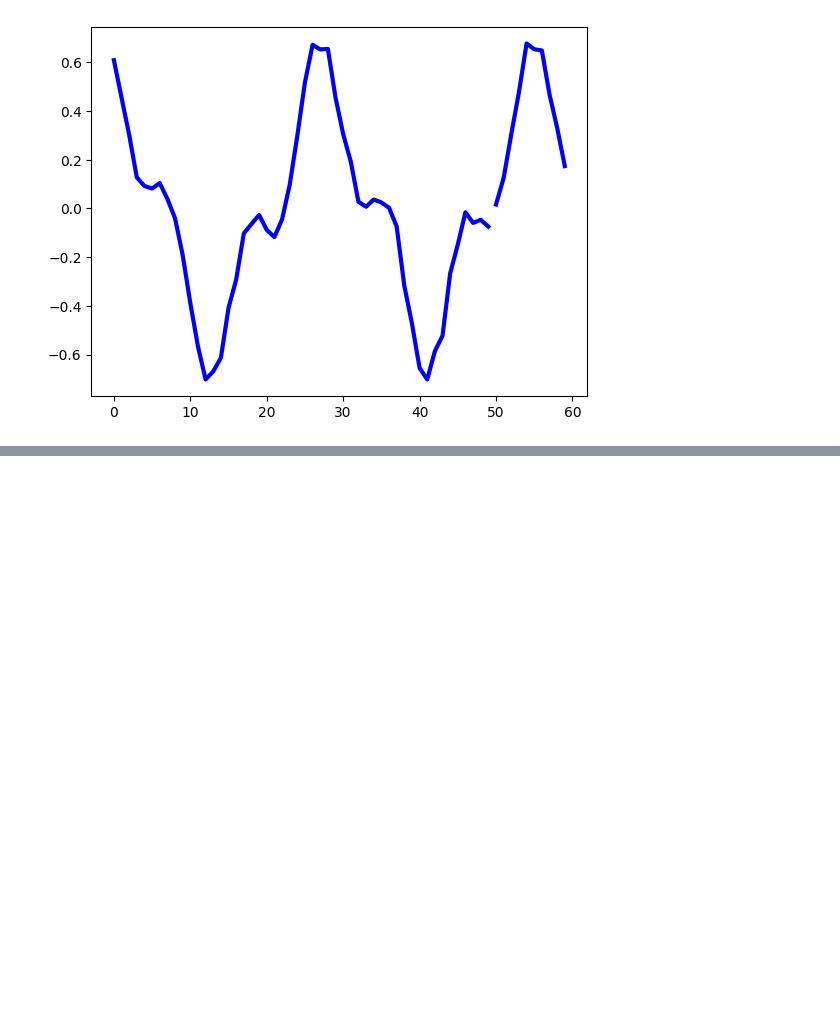
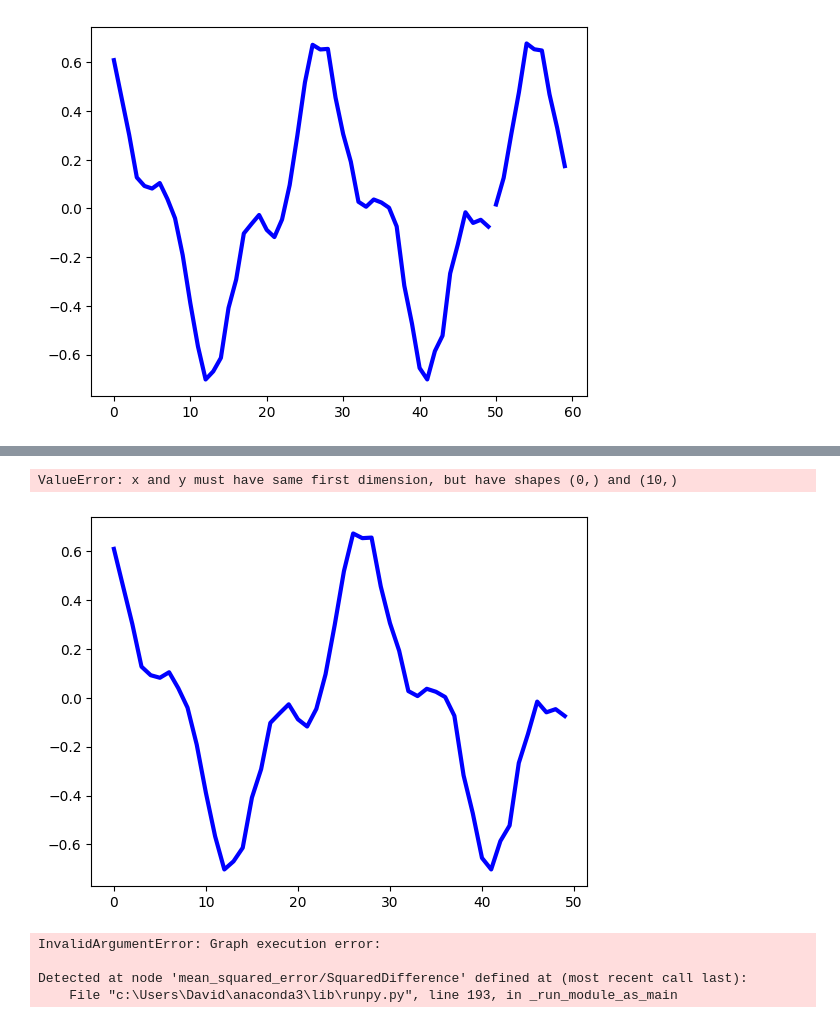
Before and after one commit to dnmorris7/O-Reilly_Time_Series, a Jupyter notebook: O'Reilly_Chapter_15.ipynb, the cells around one changed output, grey strips where cells are left out. Saved outputs shown, nothing was run; the diff lists cells and outputs as text; code cells hidden in the pictures; blank space fills up the shorter version.

```diff
--- a/O'Reilly_Chapter_15.ipynb
+++ b/O'Reilly_Chapter_15.ipynb
@@ -282,0 +292,18 @@ ValueError: x and y must have same first dimension, but have shapes (10,) and (5
+# %%
+modelLSTM = keras.models.Sequential([
+    keras.layers.LSTM(20, return_sequences=True, input_shape=[None, 1]),
+    keras.layers.LSTM(20, return_sequences=True),
+    keras.layers.TimeDistributed(keras.layers.Dense(10))
+])
+# %%
+modelLSTM.compile(loss="mse", optimizer="adam")
+# %%
+#predict the next 10 values and graph the results
+Y_pred = modelLSTM.predict(X_new)
+plt.plot(np.arange(n_steps), X_new[0, :, 0], "b-", linewidth=3, label="Actual")
+plt.plot(np.arange(n_steps, n_steps), Y_new[0, :, 0], "b-", linewidth=3, label="Actual")
+plt.plot(np.arange(n_steps, n_steps), Y_pred[0, :, 0], "r-", linewidth=3, label="Forecast")
+plt.xlabel("Time")
+plt.legend(fontsize=14)
+plt.show()
+# %% [output]
@@ -282,0 +311,10 @@ ValueError: x and y must have same first dimension, but have shapes (10,) and (5
+ValueError: x and y must have same first dimension, but have shapes (0,) and (10,)
+[figure, added]
+# %%
+#score the model
+modelLSTM.evaluate(X_valid, Y_valid)
+# %% [output]
+InvalidArgumentError: Graph execution error:
+
+Detected at node 'mean_squared_error/SquaredDifference' defined at (most recent call last):
+    File "c:\Users\David\anaconda3\lib\runpy.py", line 193, in _run_module_as_main
```
Also changed, not shown: parts of 13 cells of this notebook, 3 other files.
